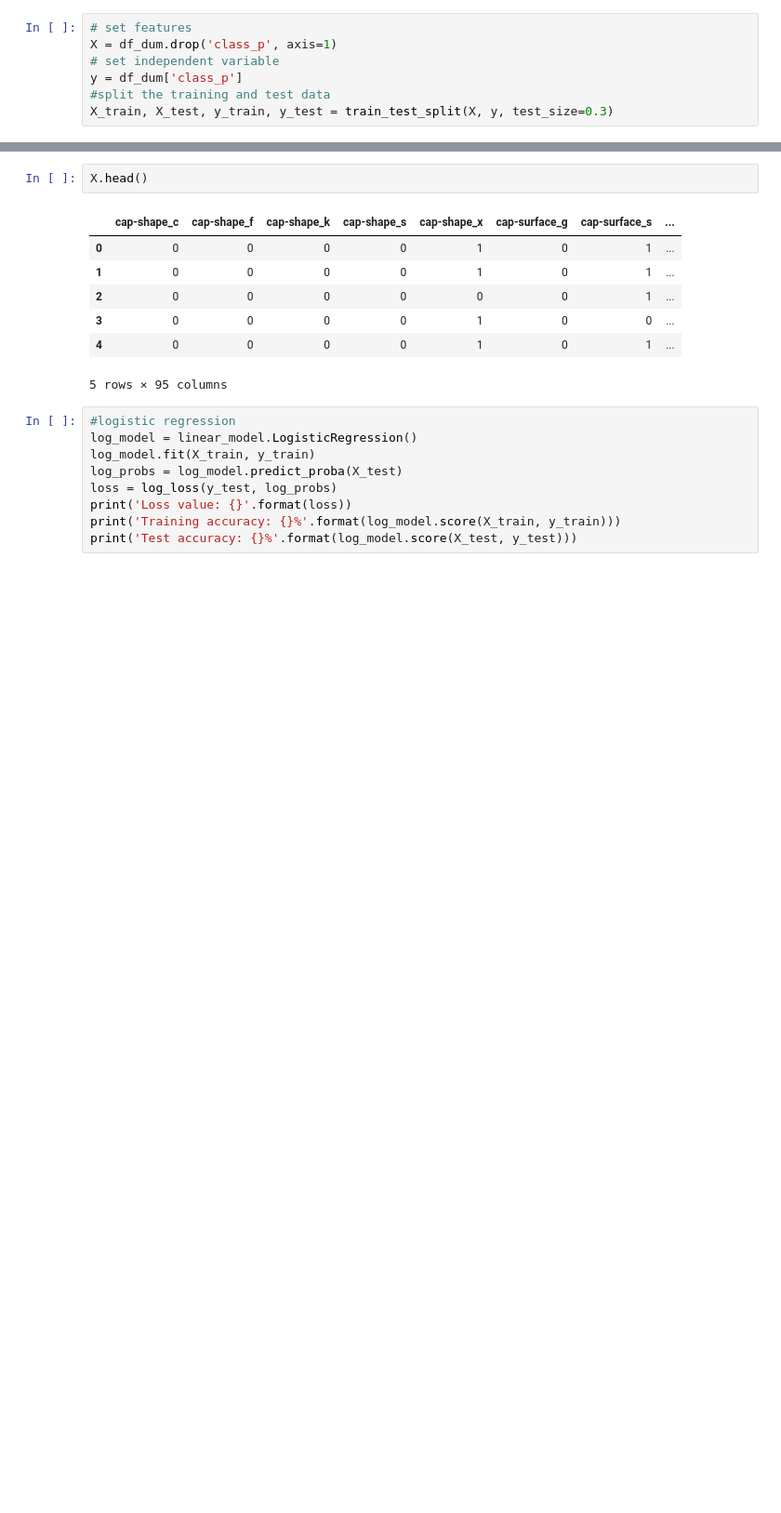
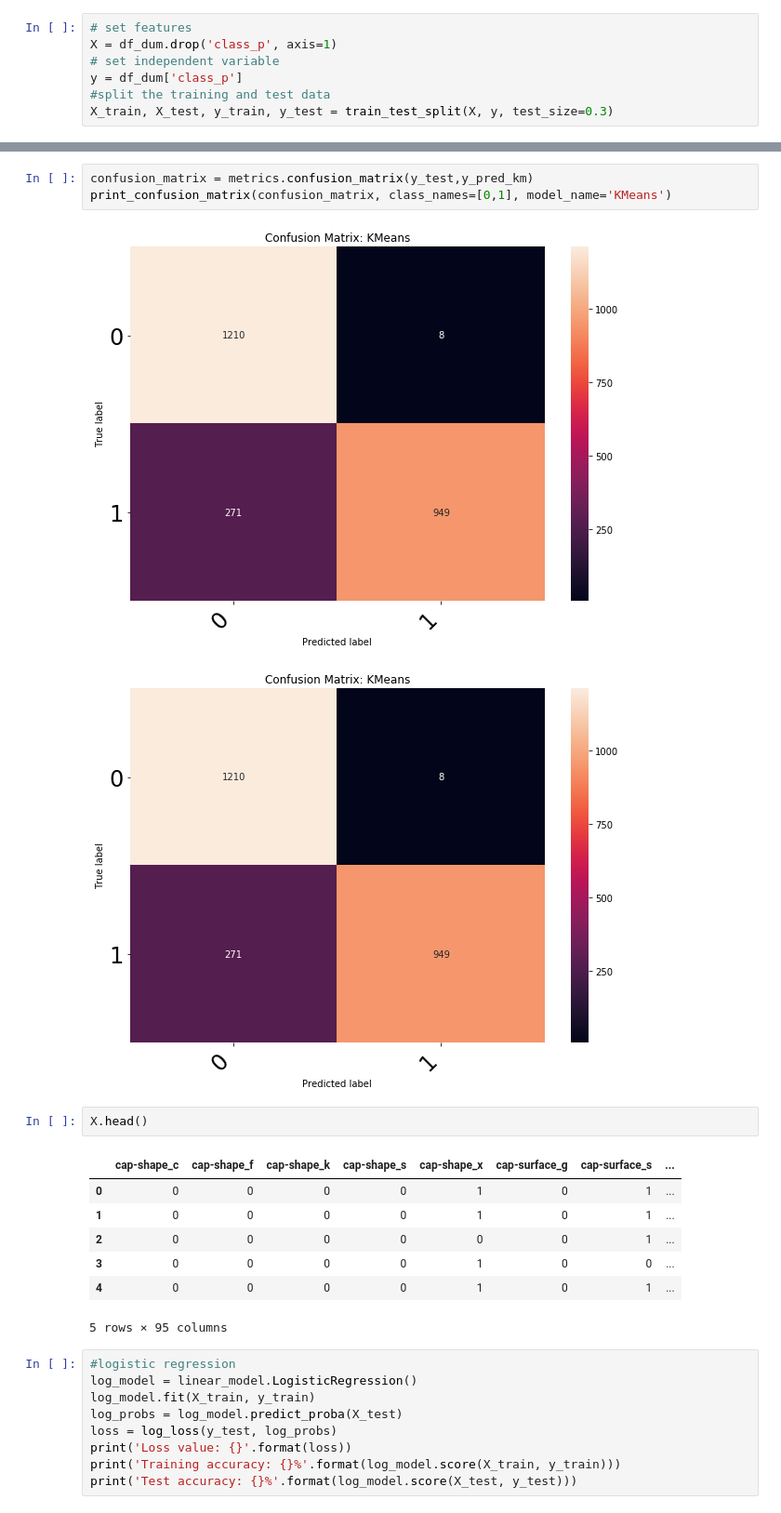
Before and after one commit to BrendanMoore42/ProjectTemp, a Jupyter notebook: MushroomClass/mushroom_kern1.ipynb, the cells around one changed output, grey strips where cells are left out. Shown: that part at 93% size. Cells and saved outputs as stored; diff of their text form; blank space fills up the shorter version.

```diff
--- a/MushroomClass/mushroom_kern1.ipynb
+++ b/MushroomClass/mushroom_kern1.ipynb
@@ -119,3 +184,9 @@ X_train, X_test, y_train, y_test = train_test_split(X, y, test_size=0.3)
+# %%
+confusion_matrix = metrics.confusion_matrix(y_test,y_pred_km)
+print_confusion_matrix(confusion_matrix, class_names=[0,1], model_name='KMeans')
+# %% [output]
+[figure, added]
+[figure, added]
 # %%
 X.head()
 # %% [output]
```
Also changed, not shown: parts of 8 cells of this notebook.
